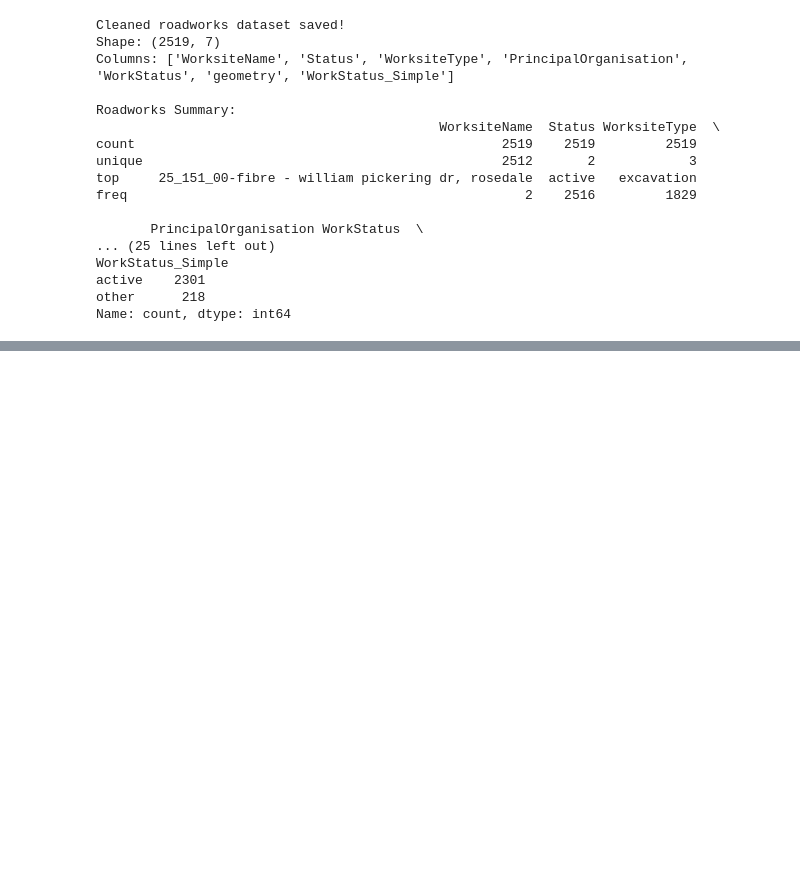
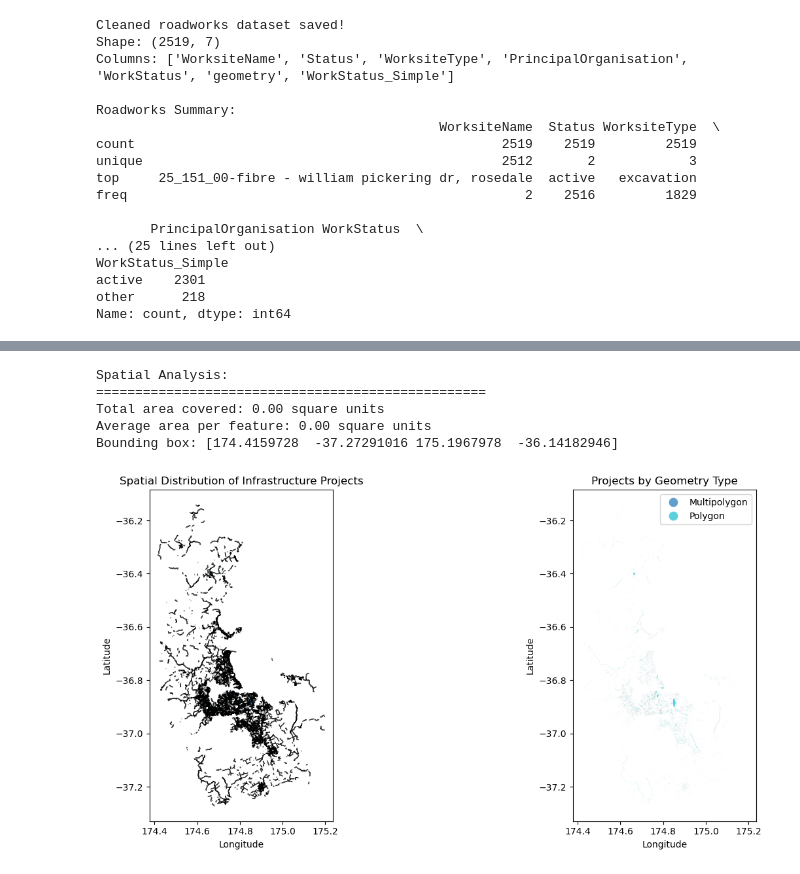
Before and after one commit to Yoshiaroo1/205.2-assessment, a Jupyter notebook: 205.2 DATA/adt_preprocessing.ipynb, the cells around one changed output, grey strips where cells are left out. Saved outputs shown, nothing was run; the diff lists cells and outputs as text; code cells hidden in the pictures; blank space fills up the shorter version.

```diff
--- a/205.2 DATA/adt_preprocessing.ipynb
+++ b/205.2 DATA/adt_preprocessing.ipynb
@@ -298,0 +521,15 @@ Name: count, dtype: int64
+# %%
+# Remove duplicates and Clean Tex Columns
+initial_count = len(gdf_clean)
+gdf_clean = gdf_clean.drop_duplicates()
+final_count = len(gdf_clean)
+duplicates_removed = initial_count - final_count
+
+print(f"Removed {duplicates_removed} duplicate rows")
+
+text_columns = gdf_clean.select_dtypes(include=['object']).columns
+for col in text_columns:
+    gdf_clean[col] = gdf_clean[col].astype(str).str.strip().str.title()
+    print(f"Cleaned text in column: {col}")
+
+print(f"\nFinal dataset shape: {gdf_clean.shape}")
@@ -298,0 +548,29 @@ Name: count, dtype: int64
+# %%
+# Spatial Analysis
+print("Spatial Analysis:")
+print("=" * 50)
+print(f"Total area covered: {gdf_clean.area.sum():.2f} square units")
+print(f"Average area per feature: {gdf_clean.area.mean():.2f} square units")
+print(f"Bounding box: {gdf_clean.total_bounds}")
+
+fig, (ax1, ax2) = plt.subplots(1, 2, figsize=(15, 6))
+
+gdf_clean.plot(ax=ax1, alpha=0.7, edgecolor='black')
+ax1.set_title('Spatial Distribution of Infrastructure Projects')
+ax1.set_xlabel('Longitude')
+ax1.set_ylabel('Latitude')
+
+gdf_clean.plot(ax=ax2, column='geometry_type', categorical=True, legend=True, alpha=0.7)
+ax2.set_title('Projects by Geometry Type')
+ax2.set_xlabel('Longitude')
+ax2.set_ylabel('Latitude')
+
+plt.tight_layout()
+plt.show()
+# %% [output]
+Spatial Analysis:
+==================================================
+Total area covered: 0.00 square units
+Average area per feature: 0.00 square units
+Bounding box: [174.4159728  -37.27291016 175.1967978  -36.14182946]
+[figure, added]
```
Also changed, not shown: parts of 10 cells of this notebook.
